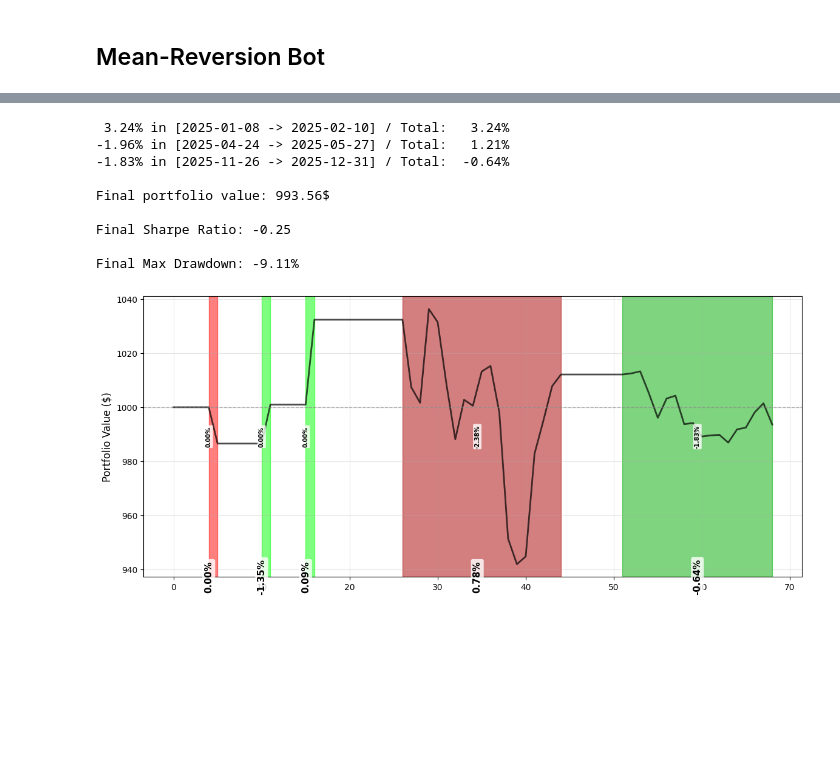
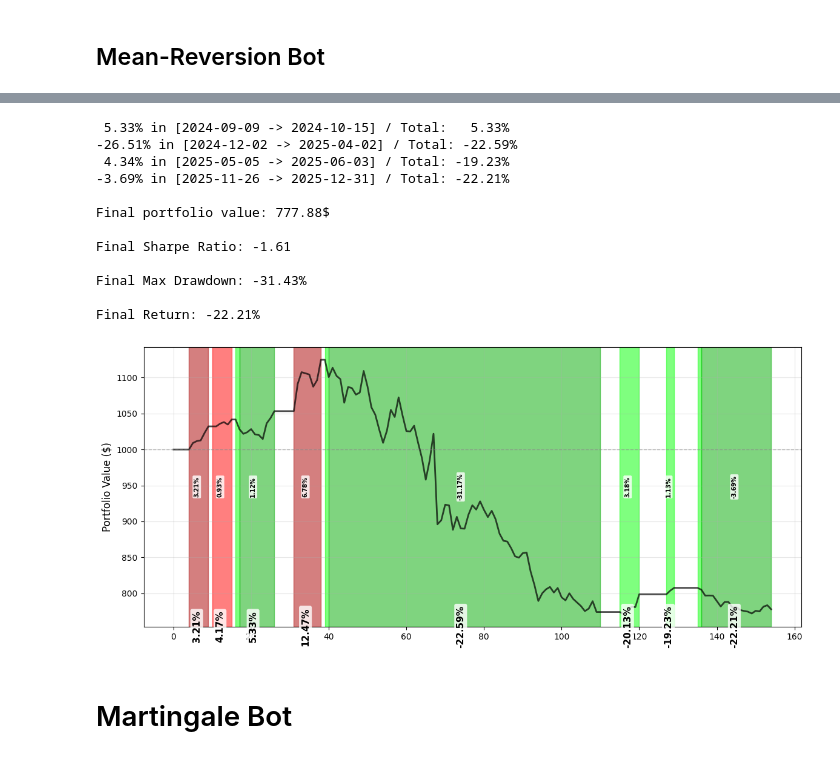
Before and after one commit to AminFiroozi/Trading-Algorithm-Project, a Jupyter notebook: Trading-Algorithm-Project.ipynb, the cells around one changed output, grey strips where cells are left out. Drawn from its saved outputs; the diff is of its cells as text; code cells hidden in the pictures; blank space fills up the shorter version.

Commit message:
fix: put sensitivity on closes

```diff
--- a/Trading-Algorithm-Project.ipynb
+++ b/Trading-Algorithm-Project.ipynb
@@ -44,7 +44,7 @@ START_DATE = "2024-01-01"
 END_DATE = "2026-01-01"
 
 TOP_50 = ["BTC", "ETH", "XRP", "TRX", "LTC"]
-SELECTED_TICKERS = ["BTC", "ETH", "XRP", "TRX", "LTC"]
+SELECTED_TICKERS = ["BTC", "ETH", "XRP", "ENA", "LTC"]
 # %% [markdown]
 ## Mean-Reversion Bot
 # %%
@@ -672,7 +672,7 @@ for result in strategy_results:
             # --- LAG FIX ---
             start_val = df.loc[trade['start_idx'], 'portfolio']
             try:
-                end_val = df.loc[trade['end_idx'], 'portfolio']
+                end_val = df.loc[trade['end_idx'] + 1, 'portfolio']
             except:
                 end_val = df.loc[trade['end_idx'], 'portfolio']
 
@@ -723,7 +723,7 @@ for result in strategy_results:
 def no_bias_mean_reversion_bot(initial_asset: int = 1000, start_date: str = "2024-01-01", end_date: str | None = None):
     start_dt = pd.to_datetime(start_date)
     if end_date is None:
-        end_dt = start_dt + relativedelta(months=3)
+        end_dt = start_dt + relativedelta(months=4)
         end_date = end_dt.date().strftime('%Y-%m-%d')
 
     deadline_dt = start_dt + relativedelta(months=1)
@@ -854,12 +854,17 @@ def no_bias_mean_reversion_bot(initial_asset: int = 1000, start_date: str = "202
 
     df = result['spread_df']
 
-    x = 0.01 # Safety ratio
-    result['spread_df']['short_signal1'] = np.where((df['High'] > df['ema'] + df['std']) & (df['std'] > df['ema'] * x), 1, 0)
-    result['spread_df']['short_signal2'] = np.where((df['High'] > df['ema'] + 2 * df['std']) & (df['std'] > df['ema'] * x), 1, 0)
+    x = 0.00 # Safety ratio
+    result['spread_df']['short_signal1'] = np.where((df['Close'] > df['ema'] + df['std']) & (df['std'] > df['ema'] * x), 1, 0)
+    result['spread_df']['short_signal2'] = np.where((df['Close'] > df['ema'] + 2 * df['std']) & (df['std'] > df['ema'] * x), 1, 0)
 
-    result['spread_df']['long_signal1'] = np.where((df['Low'] < df['ema'] - df['std']) & (df['std'] > df['ema'] * x), 1, 0)
-    result['spread_df']['long_signal2'] = np.where((df['Low'] < df['ema'] - 2 * df['std']) & (df['std'] > df['ema'] * x), 1, 0)
+    result['spread_df']['long_signal1'] = np.where((df['Close'] < df['ema'] - df['std']) & (df['std'] > df['ema'] * x), 1, 0)
+    result['spread_df']['long_signal2'] = np.where((df['Close'] < df['ema'] - 2 * df['std']) & (df['std'] > df['ema'] * x), 1, 0)
+    # result['spread_df']['short_signal1'] = np.where((df['High'] > df['ema'] + df['std']) & (df['std'] > df['ema'] * x), 1, 0)
+    # result['spread_df']['short_signal2'] = np.where((df['High'] > df['ema'] + 2 * df['std']) & (df['std'] > df['ema'] * x), 1, 0)
+
+    # result['spread_df']['long_signal1'] = np.where((df['Low'] < df['ema'] - df['std']) & (df['std'] > df['ema'] * x), 1, 0)
+    # result['spread_df']['long_signal2'] = np.where((df['Low'] < df['ema'] - 2 * df['std']) & (df['std'] > df['ema'] * x), 1, 0)
 
     result['spread_df']['above_ema'] = np.where(df['Close'] > df['ema'], 1, 0)
     result['spread_df']['below_ema'] = np.where(df['Close'] < df['ema'], 1, 0)
@@ -879,7 +884,6 @@ def no_bias_mean_reversion_bot(initial_asset: int = 1000, start_date: str = "202
     positions = np.zeros(len(df))
 
     for i in range(len(df)):
-
         if result['spread_df']['below_ema'].iloc[i] == 1 and current_position < 0:
             current_position = 0
         elif result['spread_df']['above_ema'].iloc[i] == 1 and current_position > 0:
@@ -917,6 +921,7 @@ def no_bias_mean_reversion_bot(initial_asset: int = 1000, start_date: str = "202
     # ----------------------------------------------------------------------------------------------
 
     df = result['spread_df']
+    print(df)
 
     result['spread_df']['strategy_return'] = result['spread_df']['position'].shift(1) * result['spread_df']['Return'] / 2
     result['spread_df']['strategy_return'] = result['spread_df']['strategy_return'].fillna(0)
@@ -979,7 +984,7 @@ def no_bias_mean_reversion_bot(initial_asset: int = 1000, start_date: str = "202
             # --- LAG FIX ---
             start_val = df.loc[trade['start_idx'], 'portfolio']
             try:
-                end_val = df.loc[trade['end_idx'], 'portfolio']
+                end_val = df.loc[trade['end_idx'] + 1, 'portfolio']
             except:
                 end_val = df.loc[trade['end_idx'], 'portfolio']
 
@@ -1008,12 +1013,13 @@ def no_bias_mean_reversion_bot(initial_asset: int = 1000, start_date: str = "202
                     ha='center', va='center',
                     fontsize=11, rotation=90,
                     bbox=dict(facecolor='white', alpha=0.8, edgecolor='none', boxstyle='round,pad=0.2'))
-            plt.title(f"Group: {result['group']} / Sharpe Ratio: {sharpe_ratio(result['spread_df']['strategy_return']):.2f} / Max Drawdown: {max_drawdown(result['spread_df']['portfolio']):.2f}% / Return: {running_total_gain:.2f}%", fontsize=14, fontweight='bold')
+
+    # plt.title(f"Group: {result['group']} / Sharpe Ratio: {sharpe_ratio(result['spread_df']['strategy_return']):.2f} / Max Drawdown: {max_drawdown(result['spread_df']['portfolio']):.2f}% / Return: {running_total_gain:.2f}%", fontsize=14, fontweight='bold')
 
 
 
     columns_to_drop = [
-        'short_crossover2', 'short_crossover1', 'long_crossover1', 'long_crossover2',
+        # 'short_crossover2', 'short_crossover1', 'long_crossover1', 'long_crossover2',
         'short_signal1', 'short_signal2', 'long_signal1', 'long_signal2', 'above_ema', 'below_ema',
         'ema_long_crossover', 'ema_short_crossover',
         'trade_id'
@@ -1022,7 +1028,7 @@ def no_bias_mean_reversion_bot(initial_asset: int = 1000, start_date: str = "202
     result['spread_df'] = result['spread_df'].drop(columns=columns_to_drop)
 
 
-    # plt.title(f"Group: {result['group']} / Sharpe Ratio: {sharpe_ratio(result['spread_df']['strategy_return']):.2f} / Max Drawdown: {max_drawdown(result['spread_df']['portfolio']):.2f}% / Return: {running_total_gain:.2f}%", fontsize=14, fontweight='bold')
+    plt.title(f"Group: {result['group']} / Sharpe Ratio: {sharpe_ratio(result['spread_df']['strategy_return']):.2f} / Max Drawdown: {max_drawdown(result['spread_df']['portfolio']):.2f}% / Return: {(result['spread_df']['portfolio'].iloc[-1] / initial_asset - 1) * 100:.2f}%", fontsize=14, fontweight='bold')
     plt.show()
 
     return result, new_start_date
@@ -1142,16 +1133,20 @@ for i in range(len(Returns)):
 print(f"\nFinal portfolio value: {current_budget:.2f}$")
 print(f"\nFinal Sharpe Ratio: {sharpe_ratio(final_df['strategy_return']):.2f}")
 print(f"\nFinal Max Drawdown: {max_drawdown(final_df['portfolio']):.2f}%")
+print(f"\nFinal Return: {(final_df['portfolio'].iloc[-1] / initial_asset - 1) * 100:.2f}%")
 # %% [output]
- 3.24% in [2025-01-08 -> 2025-02-10] / Total:   3.24%
--1.96% in [2025-04-24 -> 2025-05-27] / Total:   1.21%
--1.83% in [2025-11-26 -> 2025-12-31] / Total:  -0.64%
+ 5.33% in [2024-09-09 -> 2024-10-15] / Total:   5.33%
+-26.51% in [2024-12-02 -> 2025-04-02] / Total: -22.59%
+ 4.34% in [2025-05-05 -> 2025-06-03] / Total: -19.23%
+-3.69% in [2025-11-26 -> 2025-12-31] / Total: -22.21%
 
-Final portfolio value: 993.56$
+Final portfolio value: 777.88$
 
-Final Sharpe Ratio: -0.25
+Final Sharpe Ratio: -1.61
 
-Final Max Drawdown: -9.11%
+Final Max Drawdown: -31.43%
+
+Final Return: -22.21%
 # %%
 df = final_df
 plt.figure(figsize=(14, 6))
@@ -1193,35 +1188,37 @@ if not active_df.empty:
         # --- LAG FIX ---
         start_val = df.loc[trade['start_idx'], 'portfolio']
         try:
-            end_val = df.loc[trade['end_idx'], 'portfolio']
+            end_val = df.loc[trade['end_idx'] + 1, 'portfolio']
         except:
             end_val = df.loc[trade['end_idx'], 'portfolio']
 
         actual_trade_return = (end_val / start_val - 1) * 100
 
         # Calculate Running Total (Total Gain from $initial_asset start)
         running_total_gain = (end_val / initial_asset - 1) * 100
 
         # Calculate horizontal center for the label
         mid_point = (trade['start_idx'] + trade['end_idx']) / 2
 
         label1 = f"{actual_trade_return:.2f}%"
         label2 = f"{running_total_gain:.2f}%"
 
         # 4. Placement
         ax.text(mid_point, 0.5, label1,
                 transform=ax.get_xaxis_transform(),
                 fontweight='bold',
                 ha='center', va='center',
                 fontsize=7, rotation=90,
                 bbox=dict(facecolor='white', alpha=0.8, edgecolor='none', boxstyle='round,pad=0.2'))
 
         ax.text(mid_point, 0, label2,
                 transform=ax.get_xaxis_transform(),
                 fontweight='bold',
                 ha='center', va='center',
                 fontsize=11, rotation=90,
                 bbox=dict(facecolor='white', alpha=0.8, edgecolor='none', boxstyle='round,pad=0.2'))
 plt.show()
 # %% [output]
-[figure, old version]
+[figure, new version]
+# %% [markdown]
+# Martingale Bot
```
Also changed, not shown: parts of 5 cells of this notebook.
